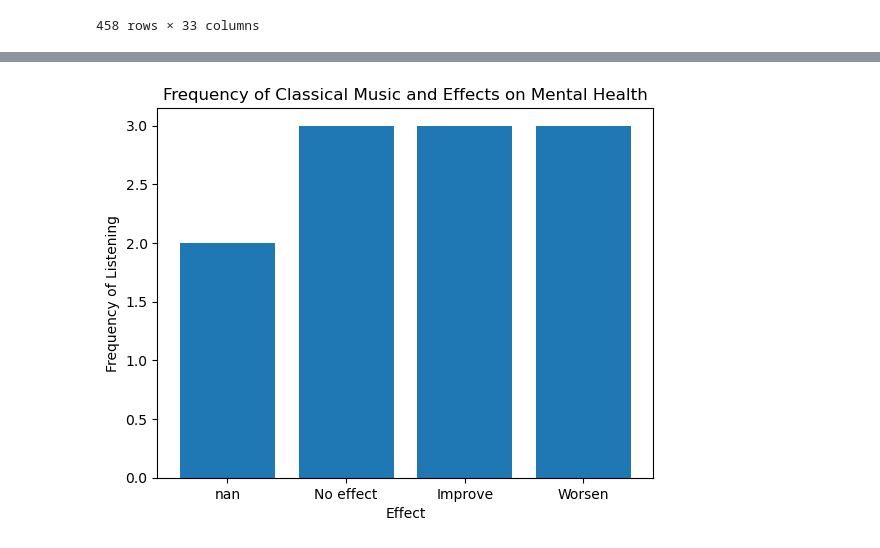
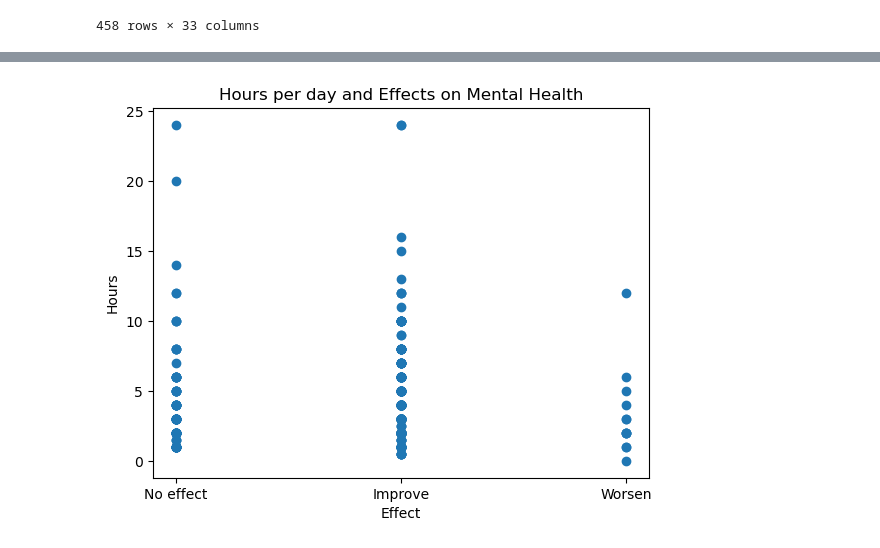
Before and after one commit to natekarr/8_Mile_Project_1, a Jupyter notebook: csv_analysis.ipynb, the cells around one changed output, grey strips where cells are left out. Drawn from its saved outputs; the diff is of its cells as text; code cells hidden in the pictures.

```diff
--- a/csv_analysis.ipynb
+++ b/csv_analysis.ipynb
@@ -147,11 +153,14 @@ plt.show()
 # %%
+df["Music effects"].fillna('No effect', inplace=True)
+df["Music effects"].isnull().sum()
+
 x_axis=df["Music effects"].astype(str)
-y_axis=df["Frequency [Classical]"]
+y_axis=df["Hours per day"]
 
-plt.bar(x_axis, y_axis)
-plt.title("Frequency of Classical Music and Effects on Mental Health")
+plt.scatter(x_axis, y_axis)
+plt.title("Hours per day and Effects on Mental Health")
 plt.xlabel("Effect")
-plt.ylabel("Frequency of Listening")
+plt.ylabel("Hours")
 plt.show()
 # %% [output]
-[figure, old version]
+[figure, new version]
```
Also changed, not shown: parts of 15 cells of this notebook.
